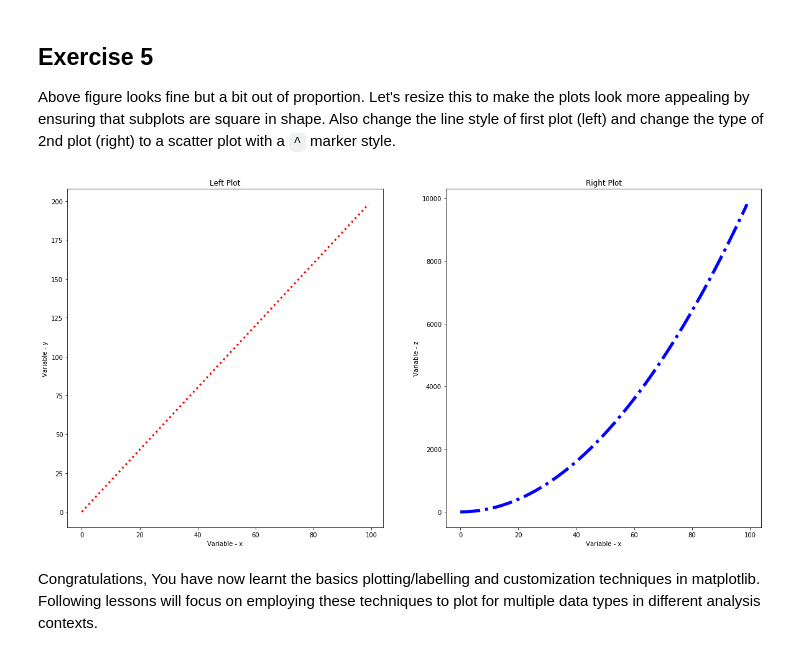
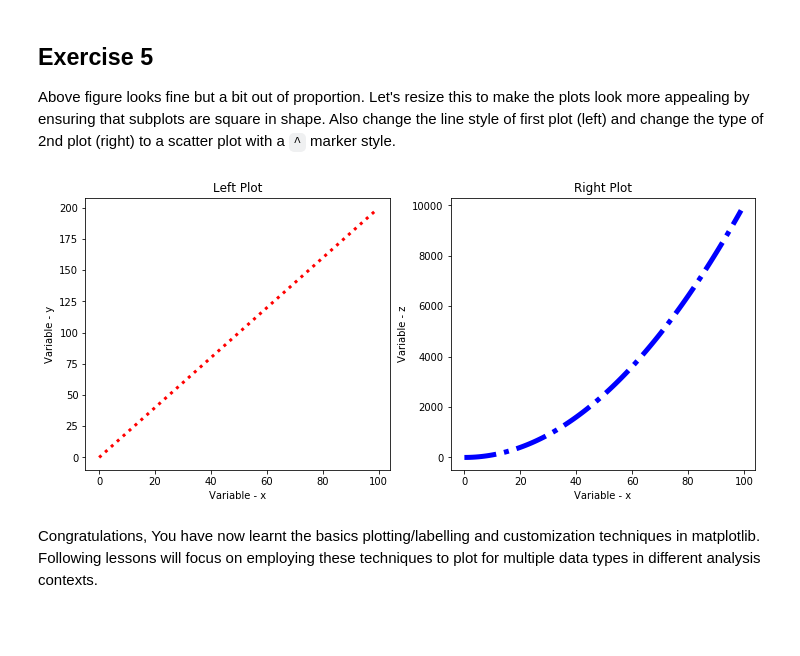
Before and after one commit to DeannaLinn/dsc-1-03-13-customizing-visualizations-with-matplotlib-lab-online-ds-sp-000, a Jupyter notebook: index.ipynb, the cells around one changed output. Cells and saved outputs as stored; diff of their text form; code cells hidden in the pictures; blank space fills up the shorter version.

```diff
--- a/index.ipynb
+++ b/index.ipynb
@@ -179,24 +179,24 @@ plt.show()
 
 Above figure looks fine but a bit out of proportion. Let's resize this to make the plots look more appealing by ensuring that subplots are square in shape. Also change the line style of first plot (left) and change the type of 2nd plot (right) to a scatter plot with a `^` marker style.
 # %%
-new_figure = plt.figure(figsize=[20, 10])
+new_figure = plt.figure(figsize=[12, 5])
 
 ax1 = new_figure.add_subplot(121)
 ax2 = new_figure.add_subplot(122)
 
 ax1.plot(x, y, color = 'red', linestyle = ':', linewidth = 3)
 ax1.set_xlabel('Variable - x')
 ax1.set_ylabel('Variable - y')
 ax1.set_title('Left Plot')
 
 ax2.plot(x, z, color = 'blue', linestyle = '-.', linewidth = 5)
 ax2.set_xlabel('Variable - x')
 ax2.set_ylabel('Variable - z')
 ax2.set_title('Right Plot')
 
 plt.show()
 # %% [output]
-[figure, old version]
+[figure, new version]
 # %% [markdown]
 Congratulations, You have now learnt the basics plotting/labelling and customization techniques in matplotlib. Following lessons will focus on employing these techniques to plot for multiple data types in different analysis contexts.
 # %% [markdown]
```
